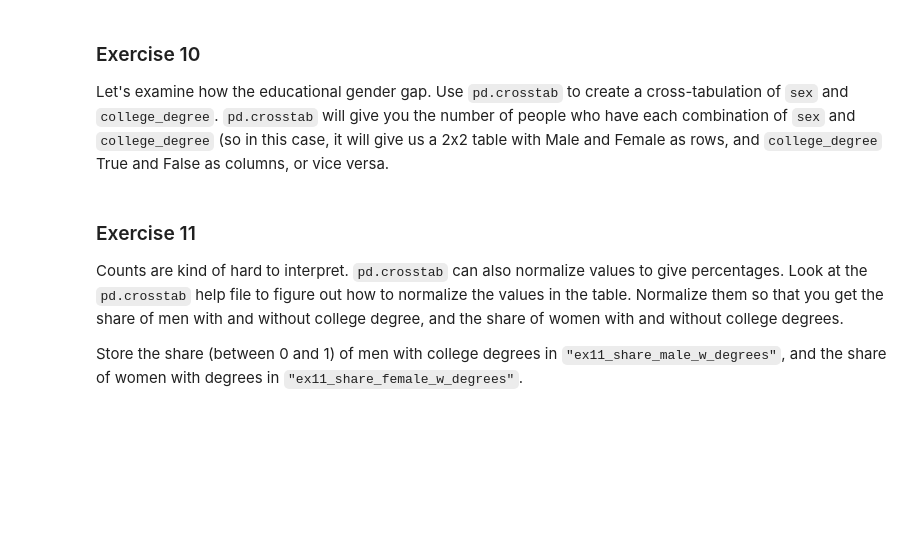
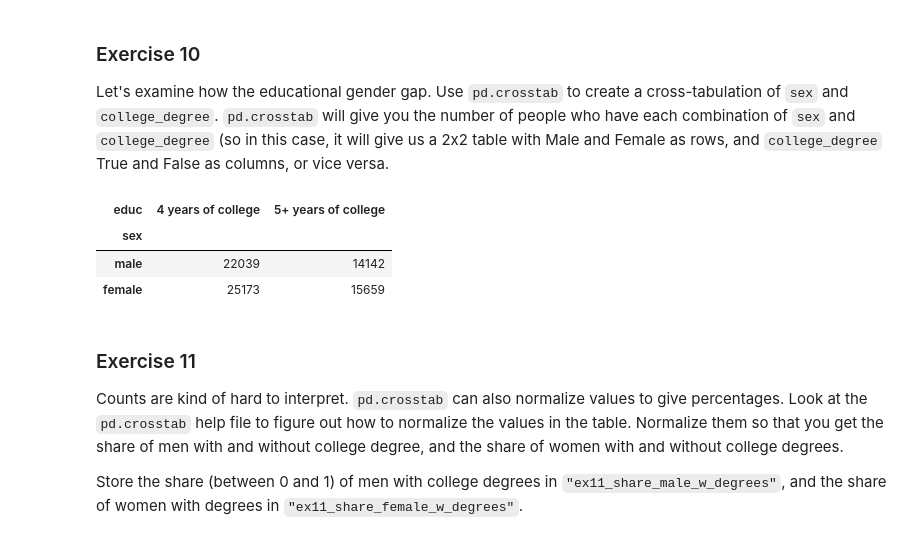
Before and after one commit to yangqy03/exercise_cleaning, a Jupyter notebook: exercise_cleaning.ipynb, the cells around one changed output. Drawn from its saved outputs; the diff is of its cells as text; code cells hidden in the pictures; blank space fills up the shorter version.

```diff
--- a/exercise_cleaning.ipynb
+++ b/exercise_cleaning.ipynb
@@ -191,7 +191,12 @@ the number of people in the dataset with a college degree is 77013
 
 Let's examine how the educational gender gap. Use `pd.crosstab` to create a cross-tabulation of `sex` and `college_degree`. `pd.crosstab` will give you the number of people who have each combination of `sex` and `college_degree` (so in this case, it will give us a 2x2 table with Male and Female as rows, and `college_degree` True and False as columns, or vice versa.
 # %%
-pd.crosstab(over18["sex"], over18["college_degree"])
+pd.crosstab(college_grads["sex"], college_grads["educ"])
+# %% [output]
+| educ | 4 years of college | 5+ years of college |
+| sex |  |  |
+| male | 22039 | 14142 |
+| female | 25173 | 15659 |
 # %% [markdown]
 ### Exercise 11
 
```
Also changed, not shown: parts of 4 cells of this notebook.
